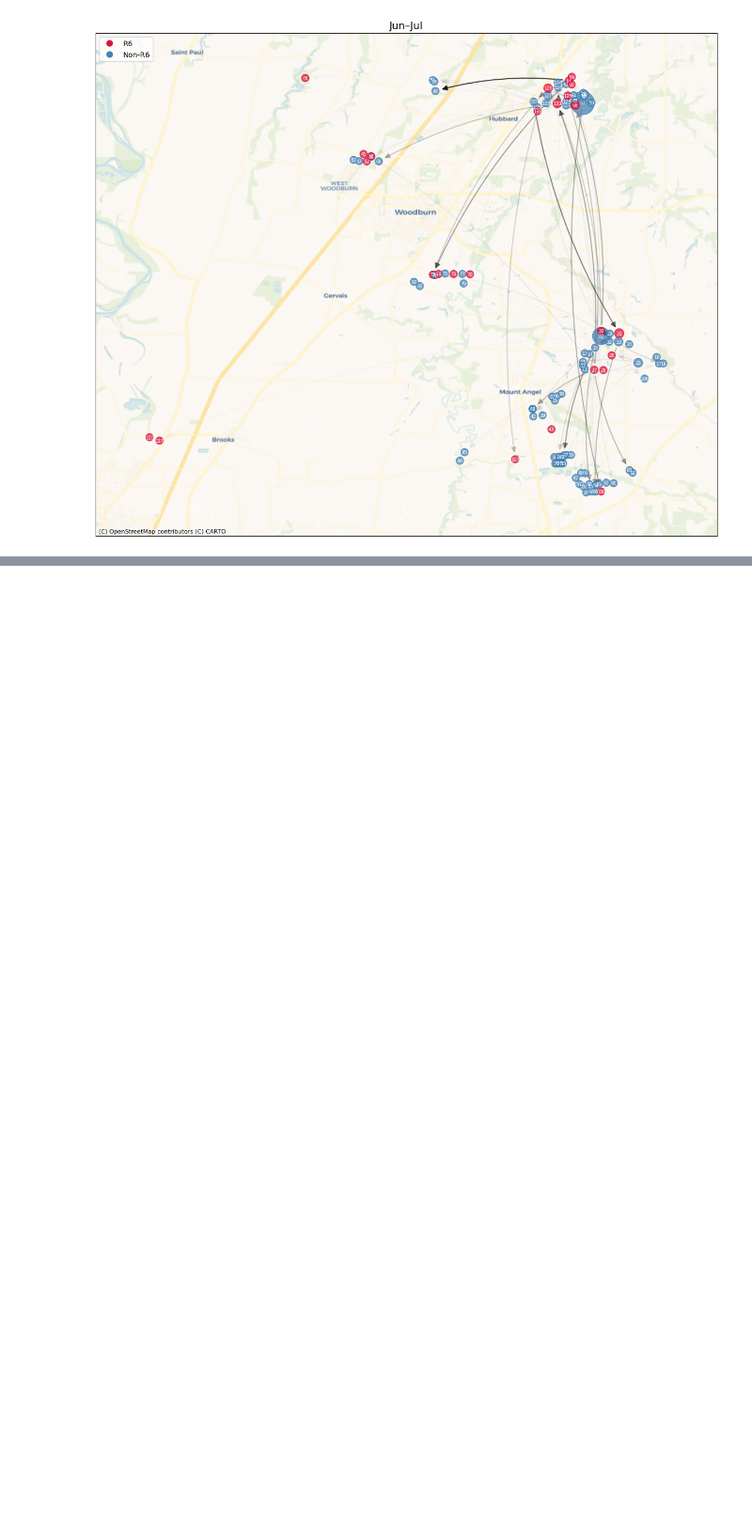
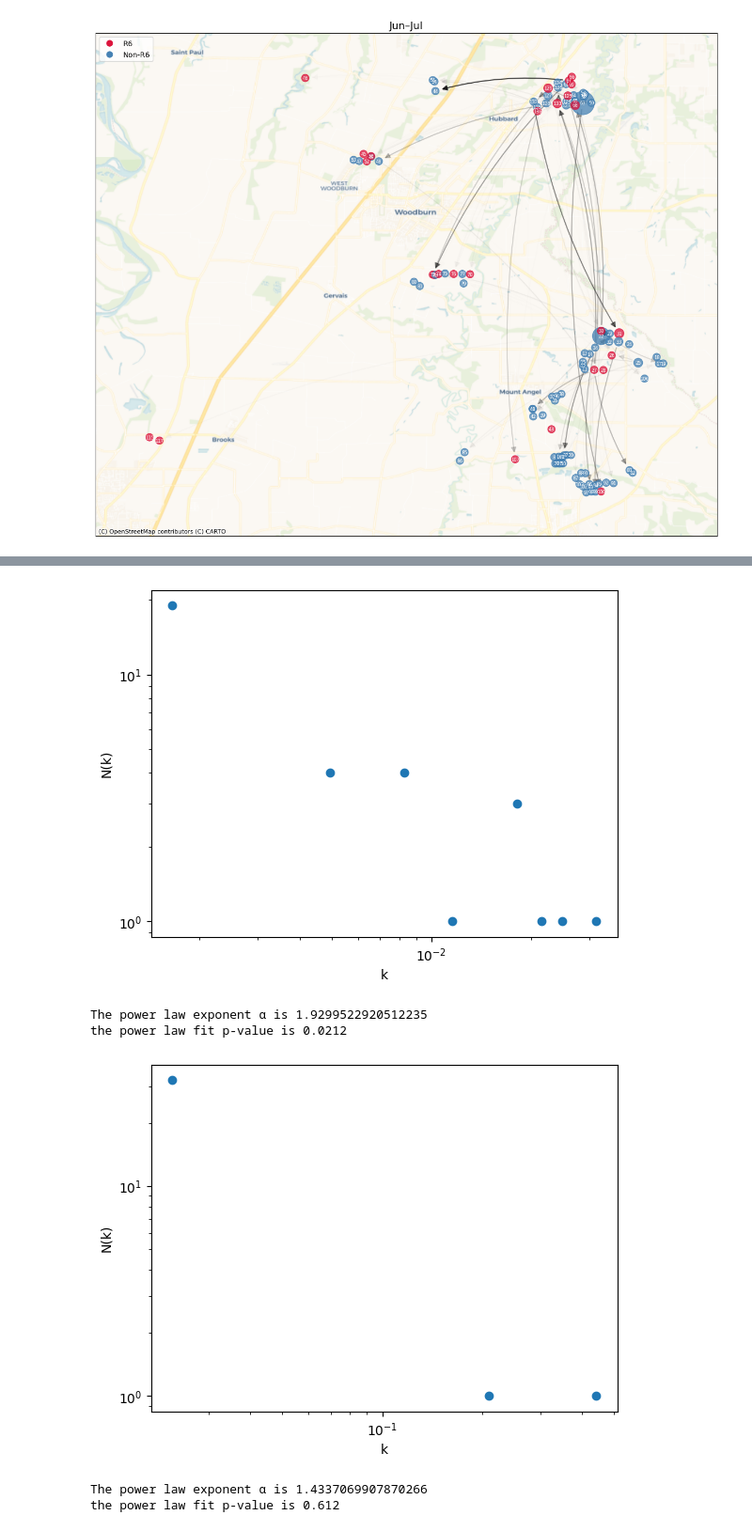
Before and after one commit to hawktre/CS_546_FinalProject, a Jupyter notebook: notebooks/4-network-analysis-finalproject.ipynb, the cells around one changed output, grey strips where cells are left out. Shown at 94% size. Drawn from its saved outputs; the diff is of its cells as text; code cells hidden in the pictures; blank space fills up the shorter version.

```diff
--- a/notebooks/4-network-analysis-finalproject.ipynb
+++ b/notebooks/4-network-analysis-finalproject.ipynb
@@ -132,0 +222,10 @@ plot_network(jun_jul_g, title="Jun–Jul", weight_percentile=50)
+# %%
+non_R6_V6_in_pl_fit = degree_distribution(in_deg[np.intersect1d(non_R6.index, V6.index)])
+non_R6_V6_out_pl_fit = degree_distribution(out_deg[np.intersect1d(non_R6.index, V6.index)])
+# %% [output]
+[figure, added]
+The power law exponent α is 1.9299522920512235
+the power law fit p-value is 0.0212
+[figure, added]
+The power law exponent α is 1.4337069907870266
+the power law fit p-value is 0.612
```
Also changed, not shown: parts of 13 cells of this notebook, 1 other file.
